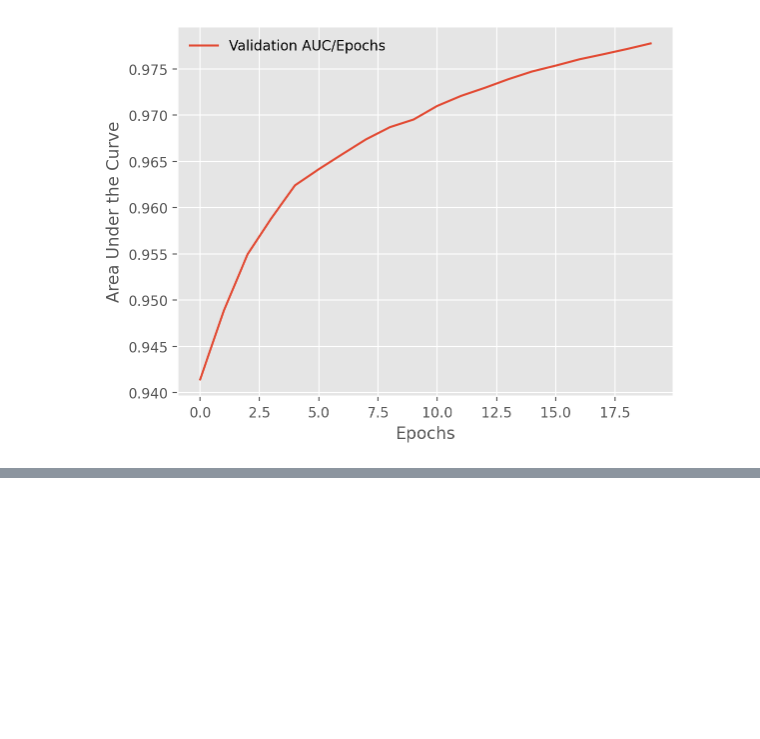
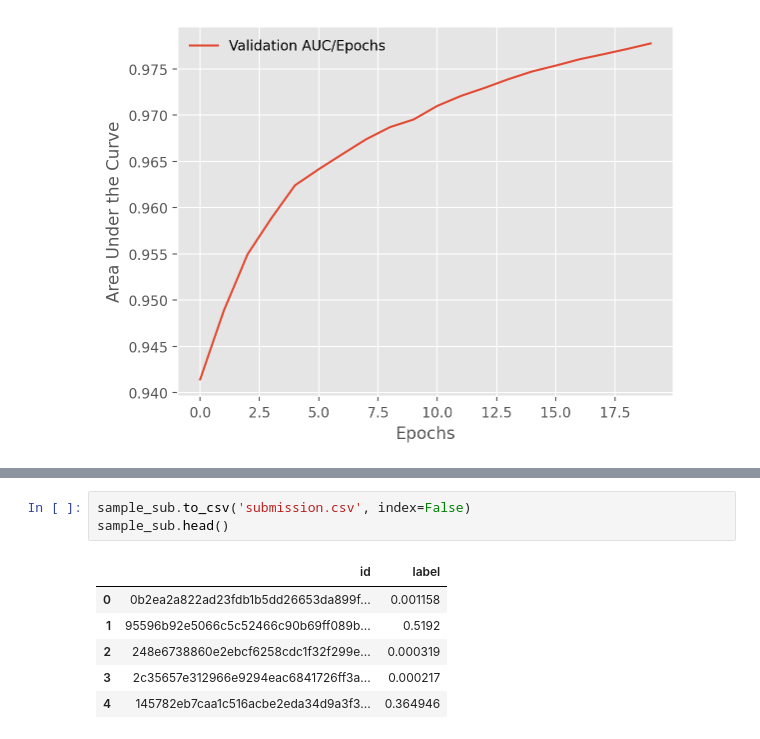
Before and after one commit to ArnabKumarRoy02/Histopathological-Cancer-Detection, a Jupyter notebook: cancer-detection.ipynb, the cells around one changed output, grey strips where cells are left out. Saved outputs shown, nothing was run; the diff lists cells and outputs as text; blank space fills up the shorter version.

```diff
--- a/cancer-detection.ipynb
+++ b/cancer-detection.ipynb
@@ -416,0 +440,10 @@ model.load_state_dict(torch.load('/kaggle/working/best_model.pt'))
+# %%
+sample_sub.to_csv('submission.csv', index=False)
+sample_sub.head()
+# %% [output]
+|  | id | label |
+| 0 | 0b2ea2a822ad23fdb1b5dd26653da899f... | 0.001158 |
+| 1 | 95596b92e5066c5c52466c90b69ff089b... | 0.5192 |
+| 2 | 248e6738860e2ebcf6258cdc1f32f299e... | 0.000319 |
+| 3 | 2c35657e312966e9294eac6841726ff3a... | 0.000217 |
+| 4 | 145782eb7caa1c516acbe2eda34d9a3f3... | 0.364946 |
```
Also changed, not shown: parts of 8 cells of this notebook.
